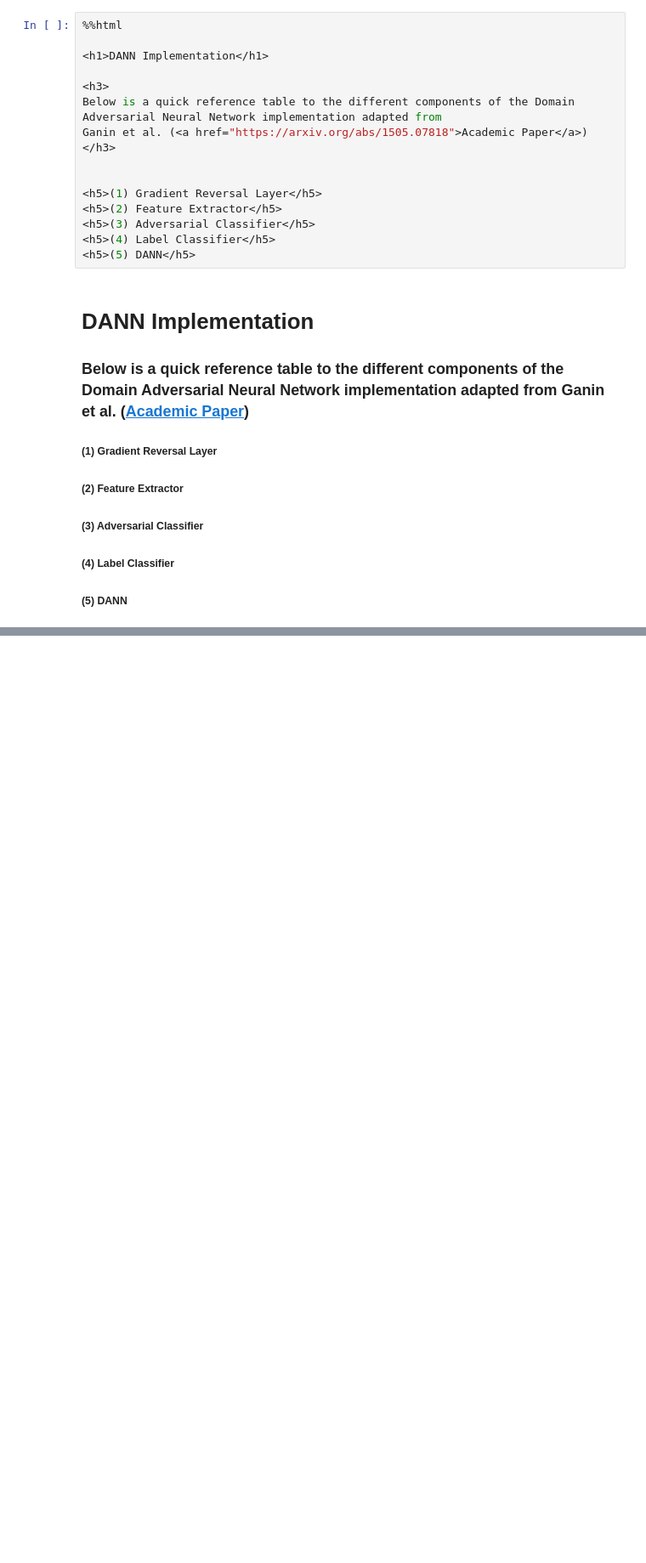
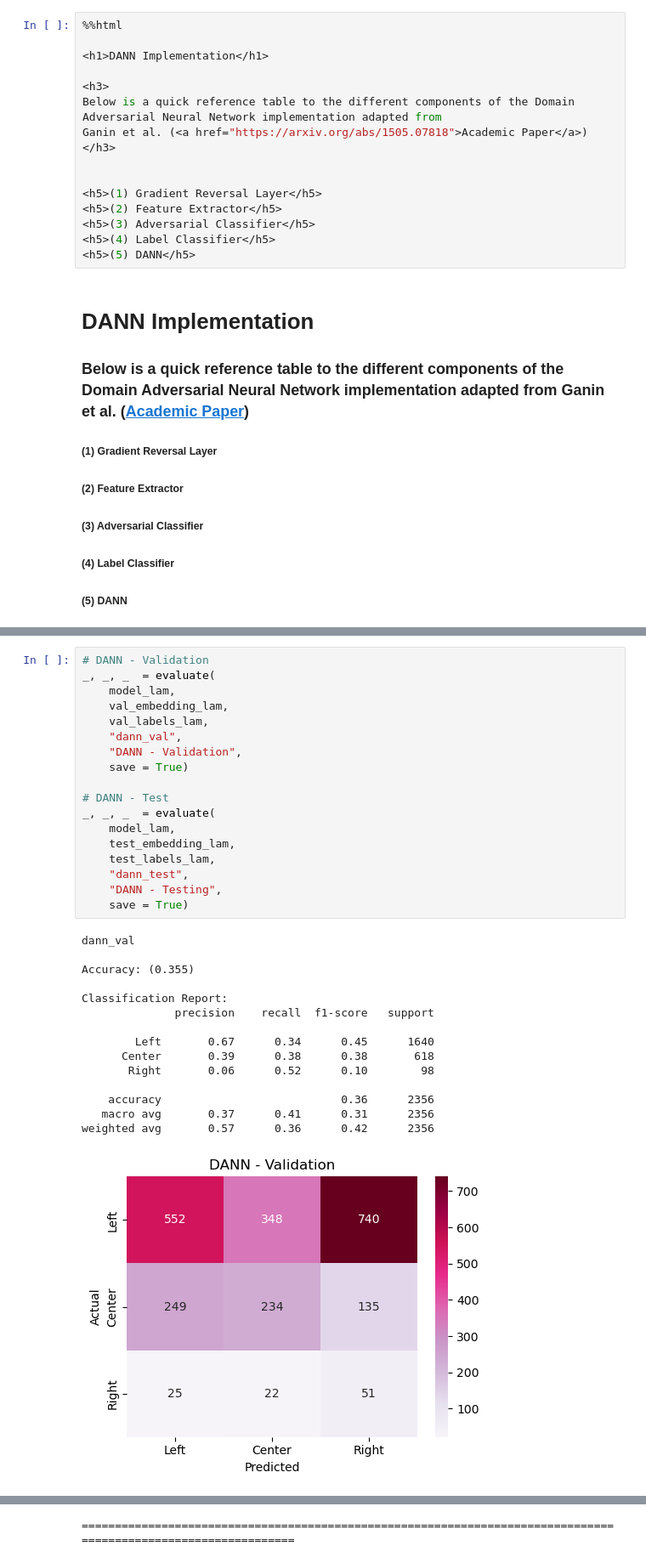
Before and after one commit to nks8566/NLP_Project, a Jupyter notebook: DANN.ipynb, the cells around one changed output, grey strips where cells are left out. Shown at 85% size. Cells and saved outputs as stored; diff of their text form; blank space fills up the shorter version.

```diff
--- a/DANN.ipynb
+++ b/DANN.ipynb
@@ -609,0 +843,34 @@ KeyboardInterrupt:
+# %%
+# DANN - Validation
+_, _, _  = evaluate(
+    model_lam,
+    val_embedding_lam,
+    val_labels_lam,
+    "dann_val",
+    "DANN - Validation",
+    save = True)
+
+# DANN - Test
+_, _, _  = evaluate(
+    model_lam,
+    test_embedding_lam,
+    test_labels_lam,
+    "dann_test",
+    "DANN - Testing",
+    save = True)
+# %% [output]
+dann_val
+
+Accuracy: (0.355)
+
+Classification Report:
+              precision    recall  f1-score   support
+
+        Left       0.67      0.34      0.45      1640
+      Center       0.39      0.38      0.38       618
+       Right       0.06      0.52      0.10        98
+
+    accuracy                           0.36      2356
+   macro avg       0.37      0.41      0.31      2356
+weighted avg       0.57      0.36      0.42      2356
+[figure, added]
@@ -609,0 +893 @@ KeyboardInterrupt:
+================================================================================================================
```
Also changed, not shown: parts of 18 cells of this notebook, 4 other files.
